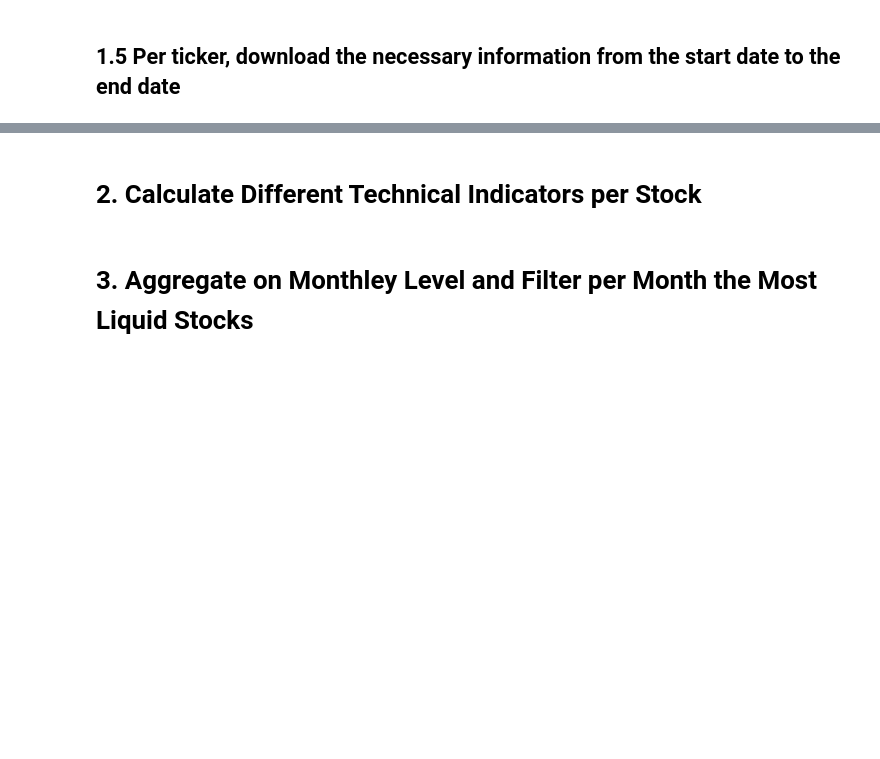
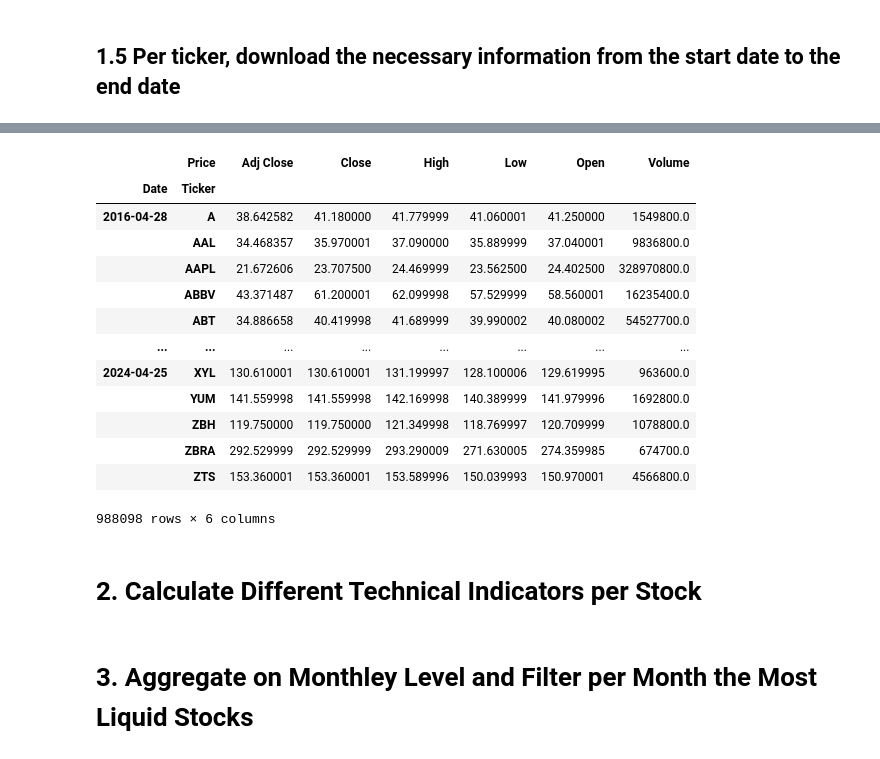
Before and after one commit to bewba/Unsupervised-Learning-Trading-Strategy, a Jupyter notebook: UnsupervisedTradingLearningStrategy.ipynb, the cells around one changed output, grey strips where cells are left out. Drawn from its saved outputs; the diff is of its cells as text; code cells hidden in the pictures; blank space fills up the shorter version.

```diff
--- a/UnsupervisedTradingLearningStrategy.ipynb
+++ b/UnsupervisedTradingLearningStrategy.ipynb
@@ -51,3 +67,21 @@ df = yf.download(tickers=tickers_list, start = start_date, end = end_date)
+# %%
+df.index.names = ['date', 'ticker']
+df.stack() # Make data more readable
+# %% [output]
+|  | Price | Adj Close | Close | High | Low | Open | Volume |
+| Date | Ticker |  |  |  |  |  |  |
+| 2016-04-28 | A | 38.642582 | 41.180000 | 41.779999 | 41.060001 | 41.250000 | 1549800.0 |
+|  | AAL | 34.468357 | 35.970001 | 37.090000 | 35.889999 | 37.040001 | 9836800.0 |
+|  | AAPL | 21.672606 | 23.707500 | 24.469999 | 23.562500 | 24.402500 | 328970800.0 |
+|  | ABBV | 43.371487 | 61.200001 | 62.099998 | 57.529999 | 58.560001 | 16235400.0 |
+|  | ABT | 34.886658 | 40.419998 | 41.689999 | 39.990002 | 40.080002 | 54527700.0 |
+| ... | ... | ... | ... | ... | ... | ... | ... |
+| 2024-04-25 | XYL | 130.610001 | 130.610001 | 131.199997 | 128.100006 | 129.619995 | 963600.0 |
+|  | YUM | 141.559998 | 141.559998 | 142.169998 | 140.389999 | 141.979996 | 1692800.0 |
+|  | ZBH | 119.750000 | 119.750000 | 121.349998 | 118.769997 | 120.709999 | 1078800.0 |
+|  | ZBRA | 292.529999 | 292.529999 | 293.290009 | 271.630005 | 274.359985 | 674700.0 |
+|  | ZTS | 153.360001 | 153.360001 | 153.589996 | 150.039993 | 150.970001 | 4566800.0 |
+988098 rows × 6 columns
 # %% [markdown]
 # 2. Calculate Different Technical Indicators per Stock
 # %% [markdown]
```
Also changed, not shown: parts of 3 cells of this notebook.
